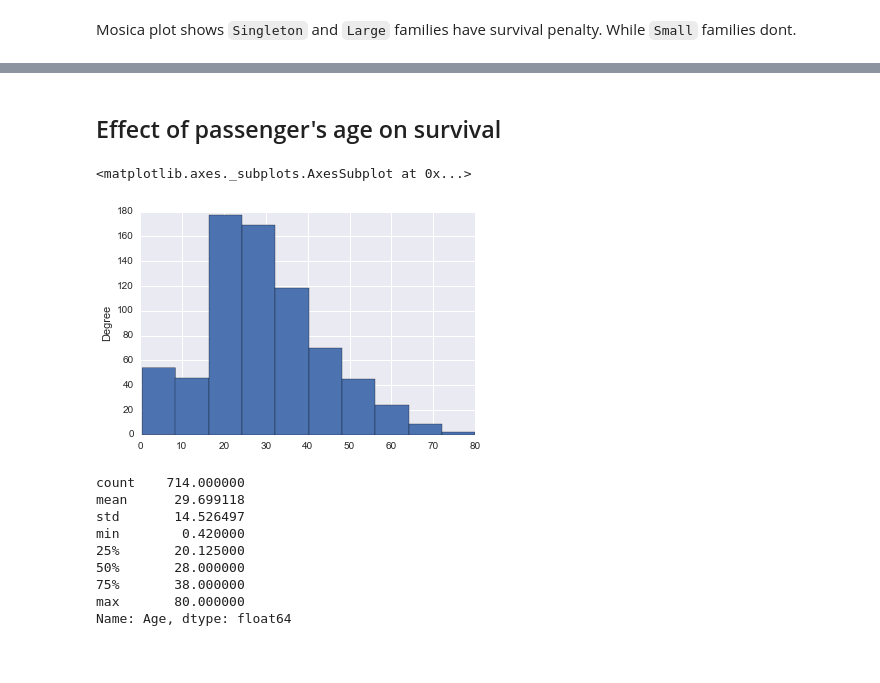
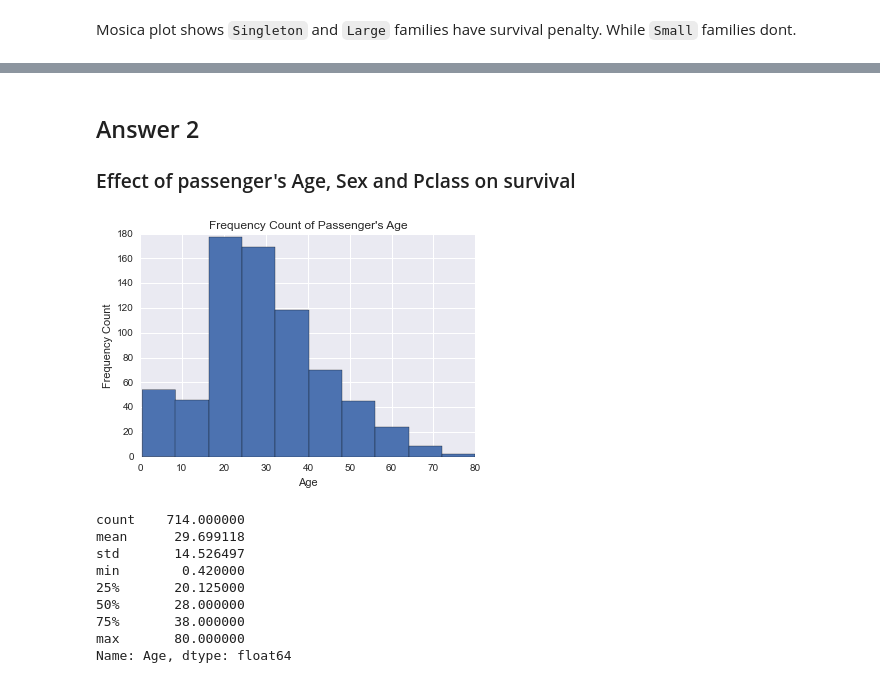
Before and after one commit to sgurjar/dand, a Jupyter notebook: p2-investigate-a-dataset/p2-investigate_a_dataset.ipynb, the cells around one changed output, grey strips where cells are left out. Cells and saved outputs as stored; diff of their text form; code cells hidden in the pictures; blank space fills up the shorter version.

```diff
--- a/p2-investigate-a-dataset/p2-investigate_a_dataset.ipynb
+++ b/p2-investigate-a-dataset/p2-investigate_a_dataset.ipynb
@@ -158,10 +165,12 @@ Mosica plot shows `Singleton` and `Large` families have survival penalty. While
 # %% [markdown]
-## Effect of passenger's age on survival
+## Answer 2
+### Effect of passenger's Age, Sex and Pclass on survival
-# %%
-df.Age.plot(kind='hist')
-# %% [output]
-<matplotlib.axes._subplots.AxesSubplot at 0x...>
-[figure, removed]
+# %%
+ax = df.Age.plot(kind='hist',title="Frequency Count of Passenger's Age")
+_ = ax.set_xlabel('Age')
+_ = ax.set_ylabel('Frequency Count')
+# %% [output]
+[figure, added]
 # %%
 df.Age.describe()
 # %% [output]
```
Also changed, not shown: parts of 11 cells of this notebook.
